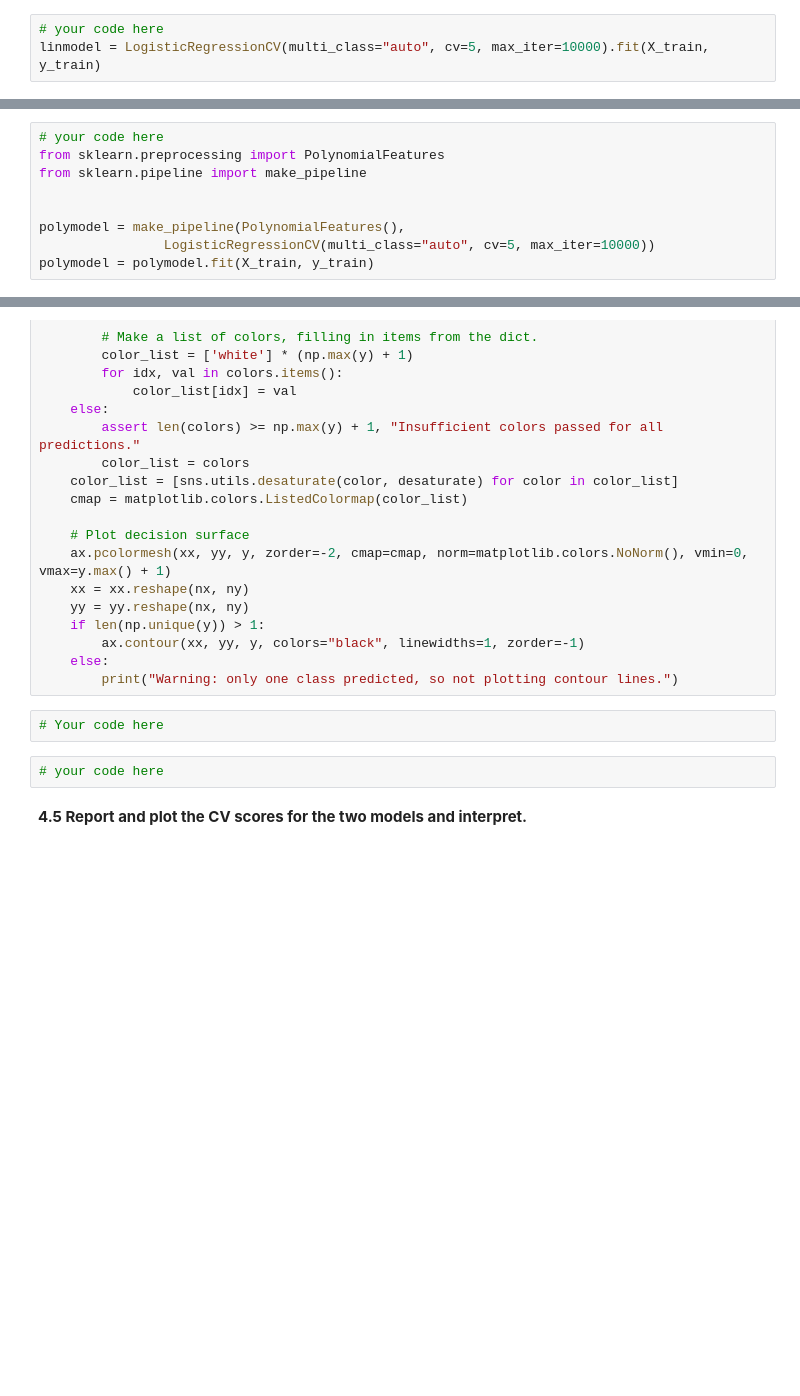
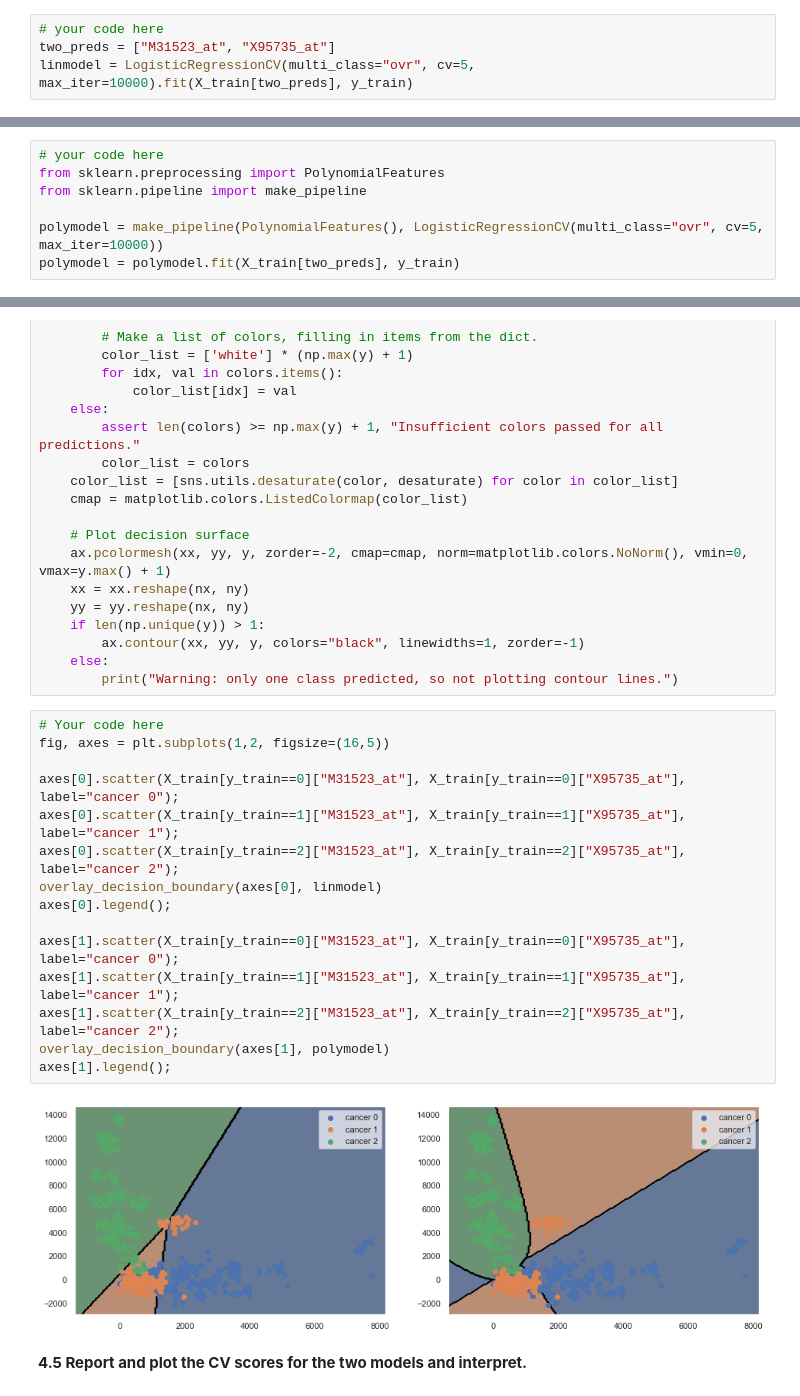
Before and after one commit to kcang2/cs109a, a Jupyter notebook: homeworks/cs109a_HW4.ipynb, the cells around one changed output, grey strips where cells are left out. Saved outputs shown, nothing was run; the diff lists cells and outputs as text; blank space fills up the shorter version.

```diff
--- a/homeworks/cs109a_HW4.ipynb
+++ b/homeworks/cs109a_HW4.ipynb
@@ -492,4 +492,5 @@ plt.legend();
 **Logistic Regression Multiclass model with Polynomial features, degree = 2.**
 # %%
 # your code here
-linmodel = LogisticRegressionCV(multi_class="auto", cv=5, max_iter=10000).fit(X_train, y_train)
+two_preds = ["M31523_at", "X95735_at"]
+linmodel = LogisticRegressionCV(multi_class="ovr", cv=5, max_iter=10000).fit(X_train[two_preds], y_train)
@@ -498,7 +504,5 @@ linmodel = LogisticRegressionCV(multi_class="auto", cv=5, max_iter=10000).fit(X_
 from sklearn.preprocessing import PolynomialFeatures
 from sklearn.pipeline import make_pipeline
 
-
-polymodel = make_pipeline(PolynomialFeatures(),
-                LogisticRegressionCV(multi_class="auto", cv=5, max_iter=10000))
-polymodel = polymodel.fit(X_train, y_train)
+polymodel = make_pipeline(PolynomialFeatures(), LogisticRegressionCV(multi_class="ovr", cv=5, max_iter=10000))
+polymodel = polymodel.fit(X_train[two_preds], y_train)
@@ -573,9 +575,22 @@ def overlay_decision_boundary(ax, model, colors=None, nx=200, ny=200, desaturate
         ax.contour(xx, yy, y, colors="black", linewidths=1, zorder=-1)
     else:
         print("Warning: only one class predicted, so not plotting contour lines.")
-# %%
-# Your code here
-# %%
-# your code here
+# %%
+# Your code here
+fig, axes = plt.subplots(1,2, figsize=(16,5))
+
+axes[0].scatter(X_train[y_train==0]["M31523_at"], X_train[y_train==0]["X95735_at"], label="cancer 0");
+axes[0].scatter(X_train[y_train==1]["M31523_at"], X_train[y_train==1]["X95735_at"], label="cancer 1");
+axes[0].scatter(X_train[y_train==2]["M31523_at"], X_train[y_train==2]["X95735_at"], label="cancer 2");
+overlay_decision_boundary(axes[0], linmodel)
+axes[0].legend();
+
+axes[1].scatter(X_train[y_train==0]["M31523_at"], X_train[y_train==0]["X95735_at"], label="cancer 0");
+axes[1].scatter(X_train[y_train==1]["M31523_at"], X_train[y_train==1]["X95735_at"], label="cancer 1");
+axes[1].scatter(X_train[y_train==2]["M31523_at"], X_train[y_train==2]["X95735_at"], label="cancer 2");
+overlay_decision_boundary(axes[1], polymodel)
+axes[1].legend();
+# %% [output]
+[figure, added]
 # %% [markdown]
 **4.5 Report and plot the CV scores for the two models and interpret.**
```
Also changed, not shown: parts of 16 cells of this notebook.
